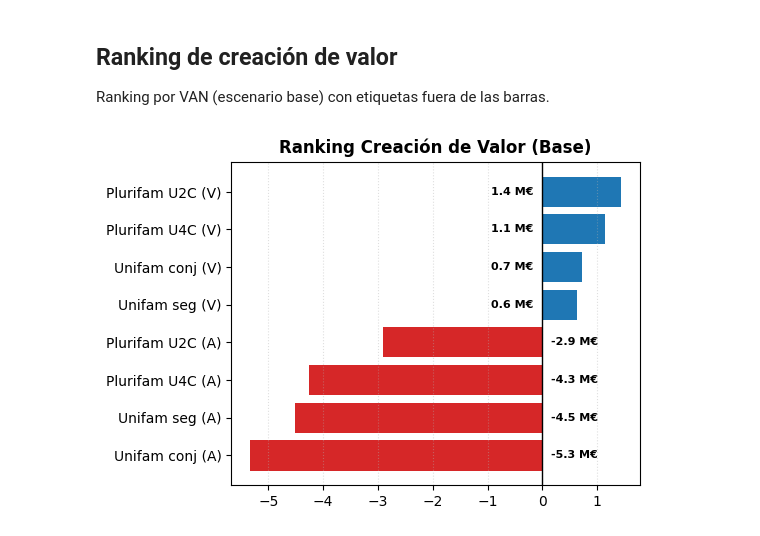
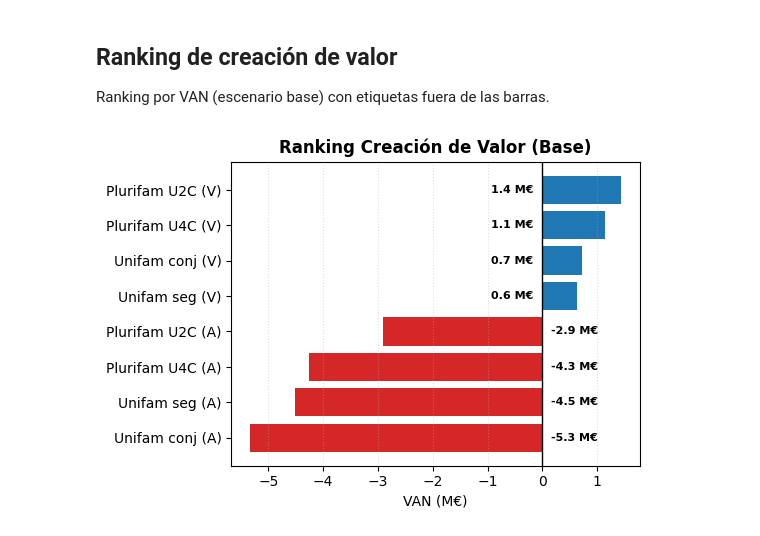
Before and after one commit to sitomachu/bezanillasl, a Jupyter notebook: notebooks/03_macro_and_structural_analysis/analisis_TIR_VAN.ipynb, the cells around one changed output. Drawn from its saved outputs; the diff is of its cells as text; code cells hidden in the pictures.

```diff
--- a/notebooks/03_macro_and_structural_analysis/analisis_TIR_VAN.ipynb
+++ b/notebooks/03_macro_and_structural_analysis/analisis_TIR_VAN.ipynb
@@ -167,31 +169,32 @@ vals = total_van[idx]
 labs = np.array(labels)[idx]
 
 colors = ["#1f77b4" if v > 0 else "#d62728" for v in vals]
 bars = ax5.barh(labs, vals, color=colors)
 
 ax5.axvline(0, color='black', linewidth=1)
 ax5.set_title("Ranking Creación de Valor (Base)", fontweight='bold')
+ax5.set_xlabel("VAN (M€)")
 ax5.grid(axis='x', linestyle=':', alpha=0.4)
 
 max_abs = np.max(np.abs(vals))
 gap = max_abs * 0.03
 
 for bar in bars:
     w = bar.get_width()
     x_text = -gap if w > 0 else gap
     ha = 'right' if w > 0 else 'left'
     ax5.text(x_text, bar.get_y() + bar.get_height()/2,
              f"{w:.1f} M€",
              ha=ha, va='center', color='black', fontsize=8, fontweight='bold')
 
 plt.tight_layout()
 
 # Ajuste final: ranking más estrecho y alineado a la derecha
 pos = ax5.get_position()
 new_width = pos.width * 0.75
 new_x0 = pos.x0 + (pos.width - new_width)
 ax5.set_position([new_x0, pos.y0, new_width, pos.height])
 
 plt.show()
 # %% [output]
-[figure, old version]
+[figure, new version]
```
Also changed, not shown: parts of 1 cell of this notebook.
